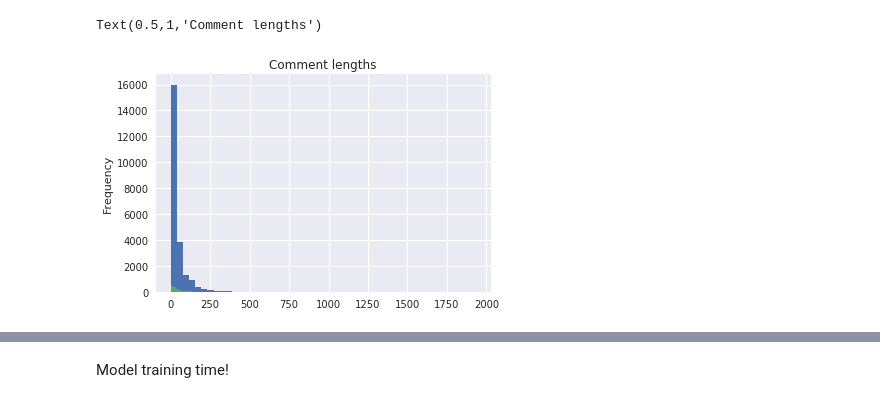
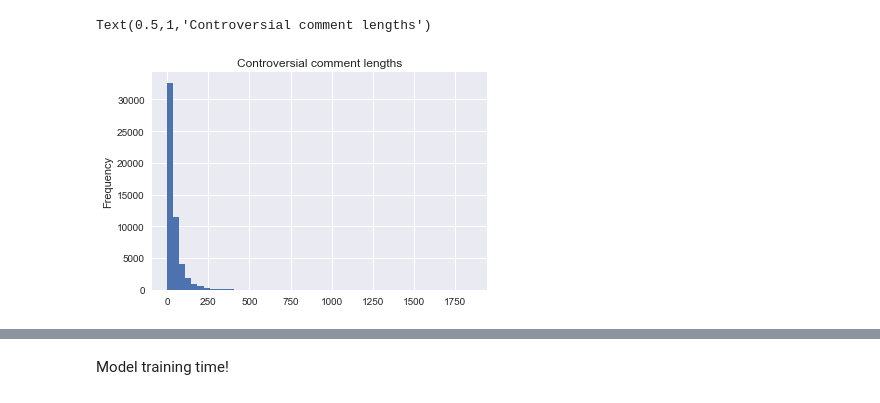
Before and after one commit to kvchen/cs224u-final-project, a Jupyter notebook: notebooks/classifier.ipynb, the cells around one changed output, grey strips where cells are left out. Cells and saved outputs as stored; diff of their text form; code cells hidden in the pictures.

```diff
--- a/notebooks/classifier.ipynb
+++ b/notebooks/classifier.ipynb
@@ -25,7 +18,20 @@ comment_dataset_path = os.path.join(data_prefix, comment_dataset)
+# %%
+data_prefix = "../datasets"
+
+controversial_comments_path = os.path.join(data_prefix, "RC_2018-03.filtered.c")
+noncontroversial_comments_path = os.path.join(data_prefix, "RC_2018-03.filtered.nc")
+comment_dataset = os.path.join(data_prefix, "RC_2018-03.filtered")
+
+glove_path = os.path.join(data_prefix, "glove.840B.300d.txt")
+glove_dim = 300
+glove_vocab_size = 2196017
+
+batch_size = 100
+max_comment_len = 200
 # %%
-comments_df = pd.read_json(comment_dataset_path, lines=True, chunksize=1e4).read()
-controversial_comments_df = comments_df[
-    (comments_df.controversiality != 0) &
-    (comments_df.body != '[deleted]') &
-    (comments_df.body != '[removed]')
+controversial_comments_df = pd.read_json(controversial_comments_path, lines=True, chunksize=1e4).read()
+controversial_comments_df = controversial_comments_df[
+    (controversial_comments_df.controversiality != 0) &
+    (controversial_comments_df.body != '[deleted]') &
+    (controversial_comments_df.body != '[removed]')
 ]
@@ -32,14 +46,13 @@ controversial_comments_df = comments_df[
 # %%
-comment_lens = comments_df['body'].apply(nltk.tokenize.word_tokenize).str.len()
 controversial_comments_lens = controversial_comments_df['body'].apply(nltk.tokenize.word_tokenize).str.len()
 
 plt.figure()
-comment_lens.plot.hist(bins=50)
+# comment_lens.plot.hist(bins=50)
 controversial_comments_lens.plot.hist(bins=50)
-plt.title('Comment lengths')
+plt.title('Controversial comment lengths')
 # %% [output]
-Text(0.5,1,'Comment lengths')
+Text(0.5,1,'Controversial comment lengths')
-[figure, old version]
+[figure, new version]
 # %%
 # Parse GloVe vectors
 
```
Also changed, not shown: parts of 6 cells of this notebook, 4 other files.
